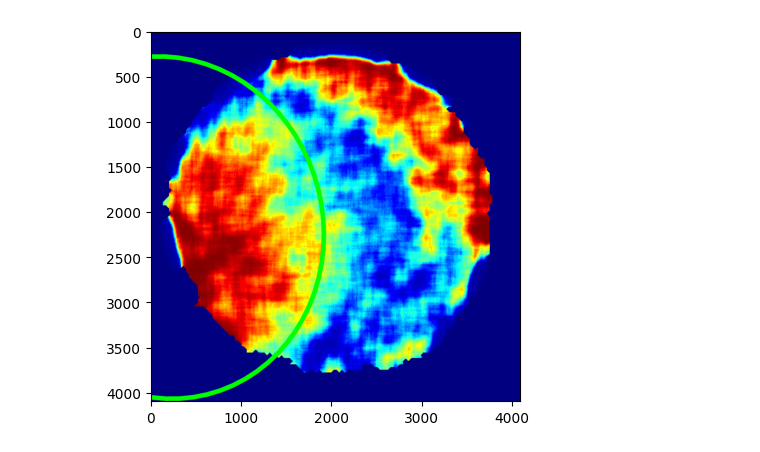
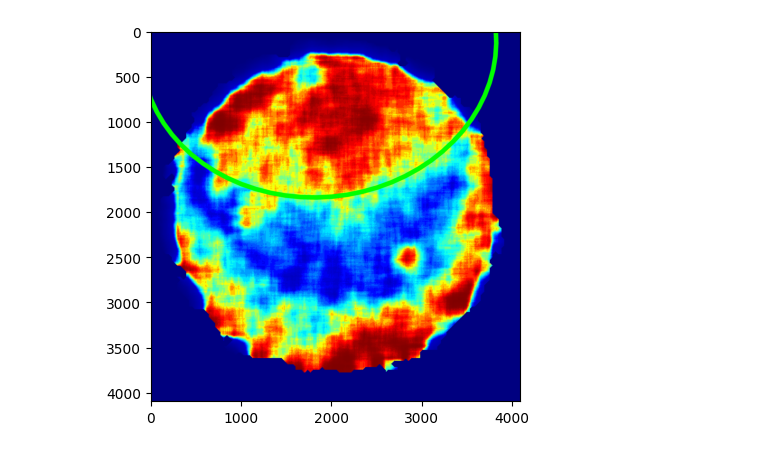
Before and after one commit to Jon400/Titanium_Find_Contour_U-Net, a Jupyter notebook: Fitting_Ellipse.ipynb, the cells around one changed output. Saved outputs shown, nothing was run; the diff lists cells and outputs as text; code cells hidden in the pictures.

```diff
--- a/Fitting_Ellipse.ipynb
+++ b/Fitting_Ellipse.ipynb
@@ -44,13 +44,17 @@ def predict_mask(img, model):
 # %%
 import cv2
 import numpy as np
+from shapely.geometry import Polygon
 
 def read_image(file_path):
     return cv2.imread(file_path)
 
 def find_center_of_mass(contour):
-    M = cv2.moments(contour)
-    return (int(M["m10"] / M["m00"]), int(M["m01"] / M["m00"]))
+    # Find the center of mass of the contour
+    hull = cv2.convexHull(contour)
+    ellipse = cv2.fitEllipse(hull)
+    (x, y), (MA, ma), angle = ellipse
+    return (int(x), int(y))
 
 def calculate_vector(center1, center2):
     return (center2[0] - center1[0], center2[1] - center1[1])
@@ -78,12 +82,27 @@ def is_point_near_line(point, line_start, line_end, eps1):
     return abs(distance) <= eps1
 
 def find_points_near_line(points, line_start, line_end, eps1):
-    # Implement logic based on distance and angle criteria
-    # Distance criteria
+    step=0.1
+    max_eps=100
+    # Initialize an empty list to store points near the line
     points_near_line = []
-    for point in points:
-        if is_point_near_line(point, line_start, line_end, eps1):
-            points_near_line.append(point)
+
+    # Temporary variable for the current eps1 value
+    current_eps = eps1
+
+    # Loop until at least one point is found or max_eps is reached
+    while len(points_near_line) < 1000  and current_eps <= max_eps:
+        # Iterate through each point in the list
+        for point in points:
+            # Check if the point is near the line
+            if is_point_near_line(point, line_start, line_end, current_eps):
+                # If the point is near the line, add it to the list
+                points_near_line.append(point)
+
+        # Increase current_eps for the next iteration
+        current_eps += step
+
+    # Return the list of points near the line as a numpy array
     return np.array(points_near_line)
 
 def is_point_on_left_or_right_side(point, line_start, line_end):
@@ -139,14 +158,17 @@ def adjust_ellipse(contour, new_center, vector, step_size=1, max_iterations=1000
     else:
         angle = 180 + np.degrees(np.arctan2(vector[1], vector[0]))
 
+    # Calculate the farthest point on the contour from the center along the specified axis
+    farthest_distance = find_farthest_point(contour, new_center, angle)
+
     # Calculate new major and minor axes lengths
-    new_minor_axis = ma * (ma / MA)
-    new_major_axis = MA * 2
+    new_major_axis = ma * (ma / MA)
+    new_minor_axis = MA * 2
 
     # Update the ellipse with the new parameters
-    ellipse = (new_center, (new_major_axis, new_minor_axis), angle)
+    ellipse = (new_center, (new_minor_axis, new_major_axis), angle)
 
-    return ellipse
+    return ellipse, farthest_distance
 
 def find_ellipse(in_cnt, ex_cnt):
     ex_cnt_center = find_center_of_mass(ex_cnt)
@@ -155,7 +177,7 @@ def find_ellipse(in_cnt, ex_cnt):
     vector = calculate_vector(ex_cnt_center, in_cnt_center)
 
     # Find points near the line
-    eps1 = 8
+    eps1 = 0.1
     points_near_line = find_points_near_line(ex_cnt, ex_cnt_center, in_cnt_center, eps1)
 
     # Find points on the left and right side of the line
@@ -179,17 +201,19 @@ def find_ellipse(in_cnt, ex_cnt):
 
     sample_point = points[0]
 
-    ellipse = adjust_ellipse(in_cnt, sample_point, vector)
-    return ellipse, in_cnt, ex_cnt
+    ellipse, farthest_distance = adjust_ellipse(in_cnt, sample_point, vector)
+
+    return ellipse, farthest_distance
+
 
 # Main processing
-original_img = read_image(original_images_dir + 'test/P1MF1_C.png')
-heatmap_img = read_image(heatmap_images_dir + 'test/P1MF1_C.png')
+original_img = read_image(original_images_dir + 'test/P3MF10_N.png')
+heatmap_img = read_image(heatmap_images_dir + 'test/P3MF10_N.png')
 ex_cnt_mask = predict_mask(original_img, ex_cnt_model)
 in_cnt_mask = predict_mask(heatmap_img, in_cnt_model)
 ex_cnt = get_contour(ex_cnt_mask)
 in_cnt = get_contour(in_cnt_mask)
-ellipse = find_ellipse(in_cnt, ex_cnt)[0]
+ellipse, farthest_distance = find_ellipse(in_cnt, ex_cnt)
 #convert tuple ellpipse to integer
 ellipse = (tuple(map(int, ellipse[0])), tuple(map(int, ellipse[1])), ellipse[2])
 
@@ -199,6 +223,25 @@ scaled_ellipse = ((ellipse[0][0] * factor, ellipse[0][1] * factor), (ellipse[1][
 ellipse_img = heatmap_img.copy()
 cv2.ellipse(ellipse_img, scaled_ellipse, (0, 255, 0), 50)
 
+# Find the radius of the circle of the external contour
+radius = cv2.minEnclosingCircle(ex_cnt)[1]
+
+# Add a description to the image with the ellipse major and minor axes lengths outside image
+text = 'Major axis (b): ' + str(round(scaled_ellipse[1][1] / 2, 2)) + ' pixels'
+text += '\nMinor axis (a): ' + str(round(scaled_ellipse[1][0] / 2, 2)) + ' pixels'
+text += '\nRadius (D): ' + str(round(radius * factor * 2, 2)) + ' pixels'
+text += '\nFarthest distance (h): ' + str(round(farthest_distance * factor / 2.0, 2)) + ' pixels'
+print(text)
+
+# # plt the center of mass of the internal contour
+# in_cnt_center = find_center_of_mass(in_cnt)
+# plt.scatter(in_cnt_center[0] * factor, in_cnt_center[1] * factor, c='w', s=50)
+# ex_cnt_center = find_center_of_mass(ex_cnt)
+# plt.scatter(ex_cnt_center[0] * factor, ex_cnt_center[1] * factor, c='w', s=50)
+
+
+
+
 # Show the image
 ellipse_img = cv2.cvtColor(ellipse_img, cv2.COLOR_BGR2RGB)
 plt.imshow(ellipse_img)
@@ -209,4 +256,4 @@ plt.show()
-[figure, old version]
+[figure, new version]
 # %%
 import os
 directories = ['test', 'train']
```
Also changed, not shown: parts of 2 cells of this notebook.
